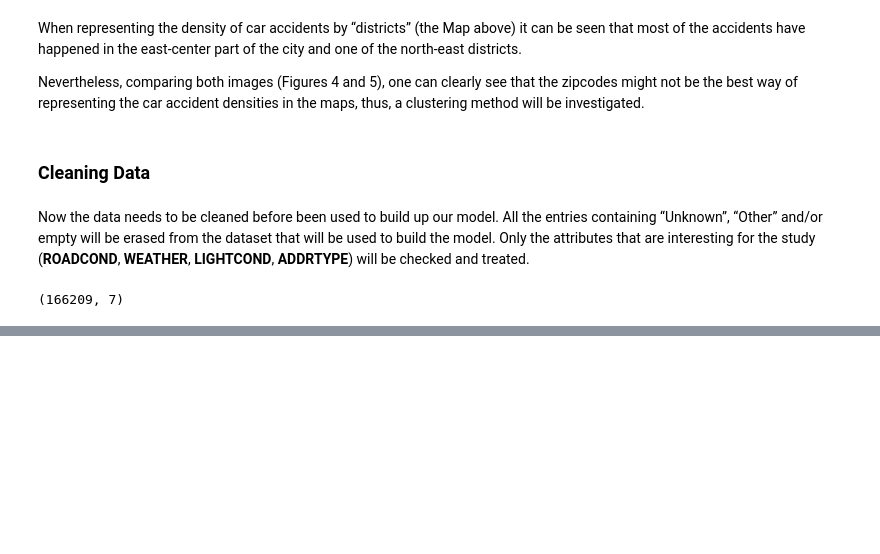
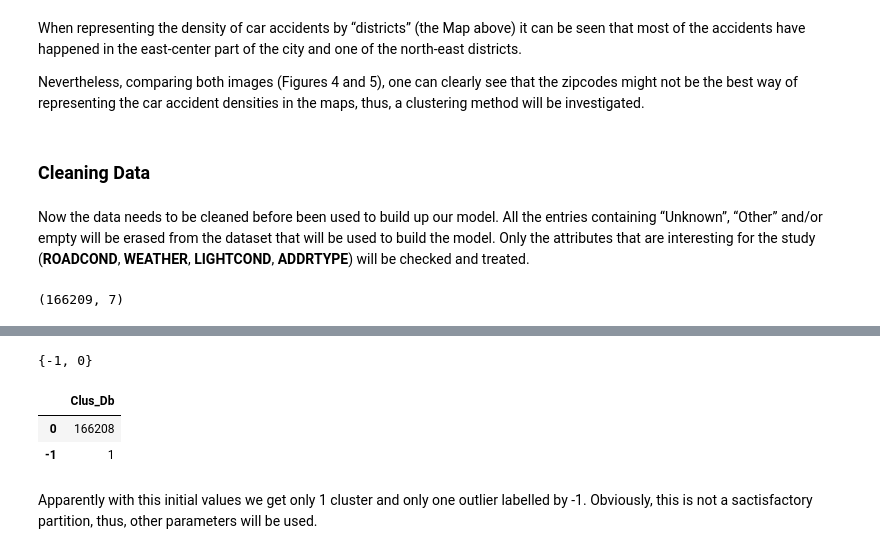
Before and after one commit to pro-datascientist/car_accident_severity, a Jupyter notebook: applied_data_science_capstone.ipynb, the cells around one changed output, grey strips where cells are left out. Drawn from its saved outputs; the diff is of its cells as text; code cells hidden in the pictures; blank space fills up the shorter version.

```diff
--- a/applied_data_science_capstone.ipynb
+++ b/applied_data_science_capstone.ipynb
@@ -371,0 +459,3 @@ df_model1.shape
+# %%
+df_model2 = df_model1
+df_model2.shape
@@ -371,0 +474,31 @@ df_model1.shape
+# %%
+# Now the Scikit-learn DBSCAN algorithm will be used with epsilon = 0.15 and minimumSamples = 10.
+from sklearn.cluster import DBSCAN
+import sklearn.utils
+from sklearn.preprocessing import StandardScaler
+sklearn.utils.check_random_state(1000)
+Clus_dataSet = df_model2[['X','Y']]
+Clus_dataSet = np.nan_to_num(Clus_dataSet)
+Clus_dataSet = StandardScaler().fit_transform(Clus_dataSet)
+
+# Compute DBSCAN
+db = DBSCAN(eps=0.15, min_samples=10).fit(Clus_dataSet)
+core_samples_mask = np.zeros_like(db.labels_, dtype=bool)
+core_samples_mask[db.core_sample_indices_] = True
+labels = db.labels_
+df_model2["Clus_Db"]=labels
+
+realClusterNum=len(set(labels)) - (1 if -1 in labels else 0)
+clusterNum = len(set(labels))
+# %%
+set(labels)
+# %% [output]
+{-1, 0}
+# %%
+df_model2['Clus_Db'].value_counts().to_frame()
+# %% [output]
+|  | Clus_Db |
+| 0 | 166208 |
+| -1 | 1 |
+# %% [markdown]
+Apparently with this initial values we get only 1 cluster and only one outlier labelled by -1. Obviously, this is not a sactisfactory partition, thus, other parameters will be used.
```
Also changed, not shown: parts of 18 cells of this notebook.
